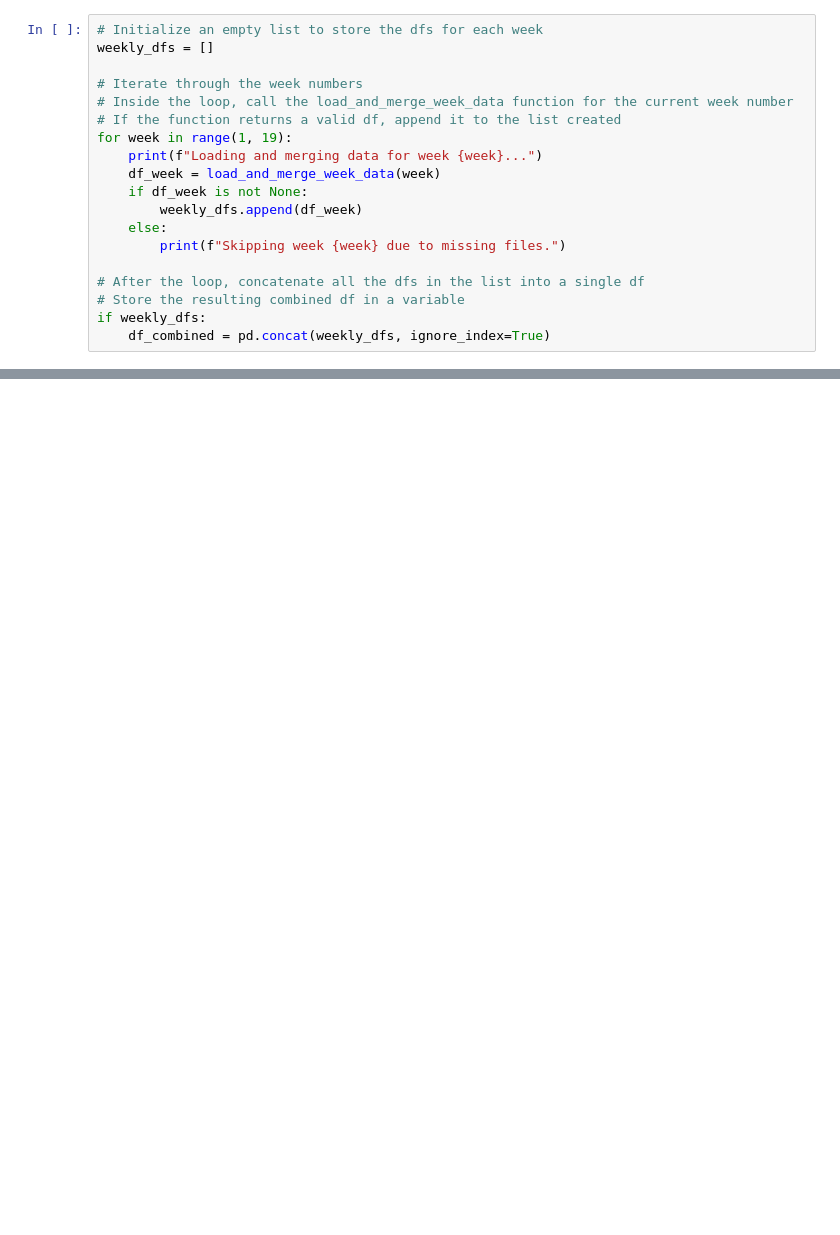
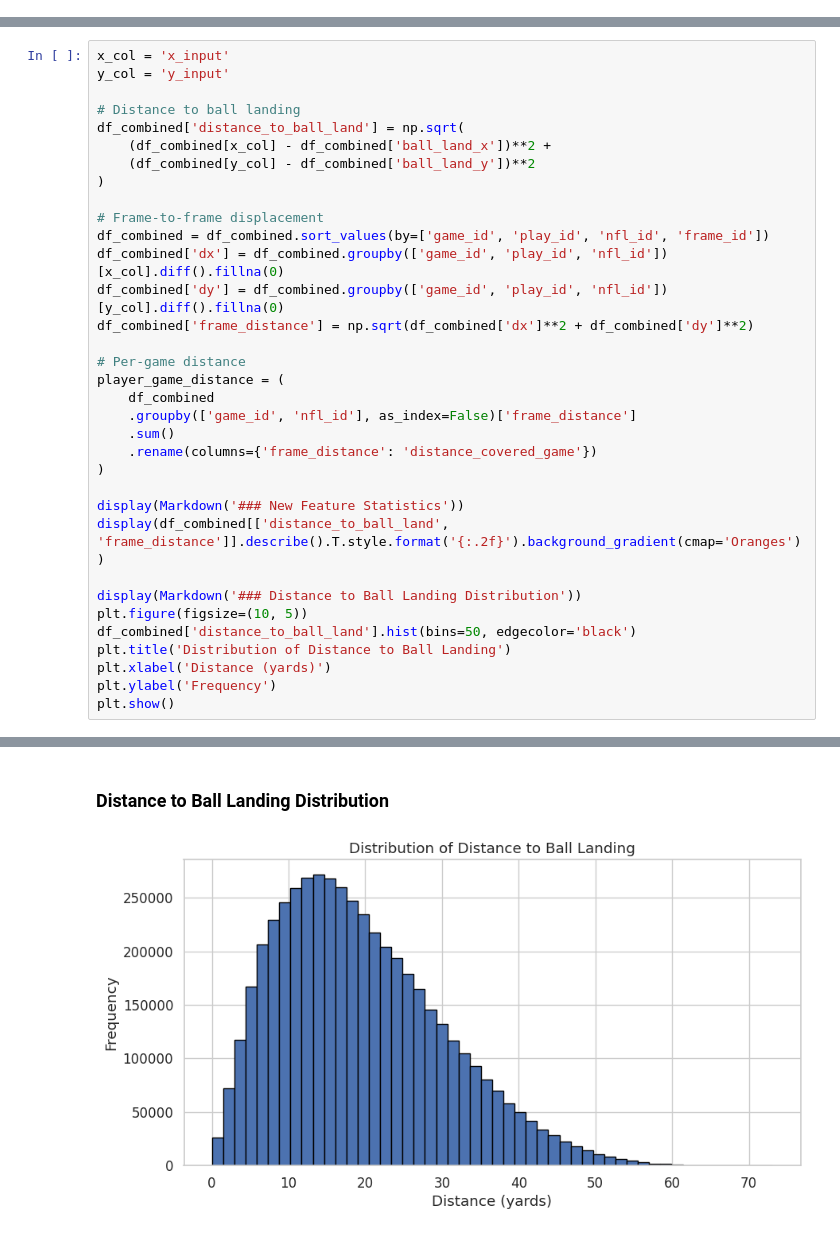
Before and after one commit to sofaquitegud/NFL_Big_Data_Bowl_2026, a Jupyter notebook: nfl-big-data-bowl-2026-analytics-comp-syafiq.ipynb, the cells around one changed output, grey strips where cells are left out. Cells and saved outputs as stored; diff of their text form; blank space fills up the shorter version.

```diff
--- a/nfl-big-data-bowl-2026-analytics-comp-syafiq.ipynb
+++ b/nfl-big-data-bowl-2026-analytics-comp-syafiq.ipynb
@@ -168,19 +0,0 @@ Use the function created in the previous step to load and combine data for all w
-# %%
-# Initialize an empty list to store the dfs for each week
-weekly_dfs = []
-
-# Iterate through the week numbers
-# Inside the loop, call the load_and_merge_week_data function for the current week number
-# If the function returns a valid df, append it to the list created
-for week in range(1, 19):
-    print(f"Loading and merging data for week {week}...")
-    df_week = load_and_merge_week_data(week)
-    if df_week is not None:
-        weekly_dfs.append(df_week)
-    else:
-        print(f"Skipping week {week} due to missing files.")
-
-# After the loop, concatenate all the dfs in the list into a single df
-# Store the resulting combined df in a variable
-if weekly_dfs:
-    df_combined = pd.concat(weekly_dfs, ignore_index=True)
@@ -470,0 +380,35 @@ Box plots of speed across top player positions highlighted distinct movement cha
+# %%
+x_col = 'x_input'
+y_col = 'y_input'
+
+# Distance to ball landing
+df_combined['distance_to_ball_land'] = np.sqrt(
+    (df_combined[x_col] - df_combined['ball_land_x'])**2 +
+    (df_combined[y_col] - df_combined['ball_land_y'])**2
+)
+
+# Frame-to-frame displacement
+df_combined = df_combined.sort_values(by=['game_id', 'play_id', 'nfl_id', 'frame_id'])
+df_combined['dx'] = df_combined.groupby(['game_id', 'play_id', 'nfl_id'])[x_col].diff().fillna(0)
+df_combined['dy'] = df_combined.groupby(['game_id', 'play_id', 'nfl_id'])[y_col].diff().fillna(0)
+df_combined['frame_distance'] = np.sqrt(df_combined['dx']**2 + df_combined['dy']**2)
+
+# Per-game distance
+player_game_distance = (
+    df_combined
+    .groupby(['game_id', 'nfl_id'], as_index=False)['frame_distance']
+    .sum()
+    .rename(columns={'frame_distance': 'distance_covered_game'})
+)
+
+display(Markdown('### New Feature Statistics'))
+display(df_combined[['distance_to_ball_land', 'frame_distance']].describe().T.style.format('{:.2f}').background_gradient(cmap='Oranges'))
+
+display(Markdown('### Distance to Ball Landing Distribution'))
+plt.figure(figsize=(10, 5))
+df_combined['distance_to_ball_land'].hist(bins=50, edgecolor='black')
+plt.title('Distribution of Distance to Ball Landing')
+plt.xlabel('Distance (yards)')
+plt.ylabel('Frequency')
+plt.show()
+# %% [output]
@@ -470,0 +419,2 @@ Box plots of speed across top player positions highlighted distinct movement cha
+### Distance to Ball Landing Distribution
+[figure, added]
```
Also changed, not shown: parts of 58 cells of this notebook, 7 other files.
